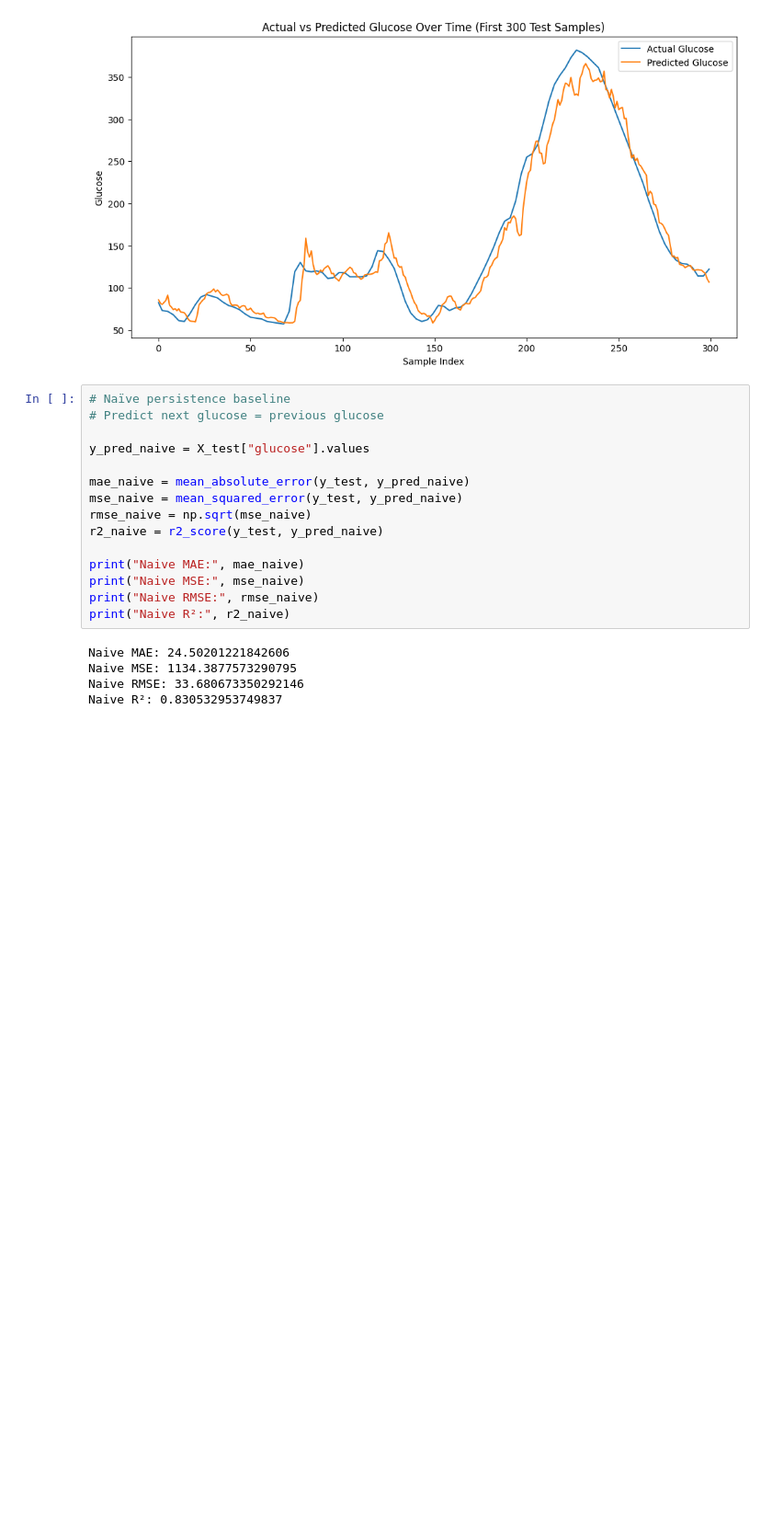
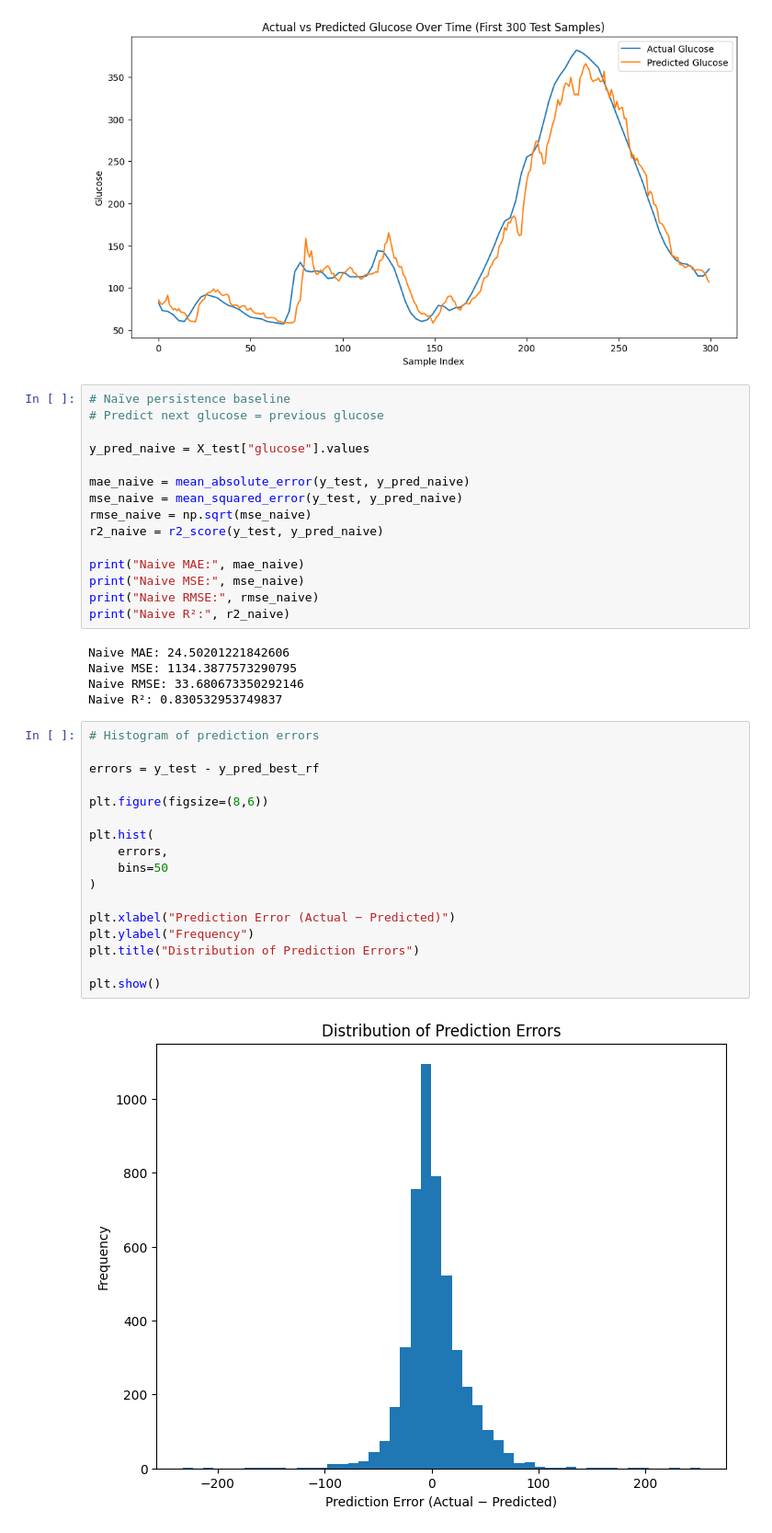
Before and after one commit to train013/Glucose-ML-Model, a Jupyter notebook: Multiple_Regression_Analysis_on_Diabetes_Dataset/Multiple_Linear_Regression.ipynb, the cells around one changed output. Shown at 92% size. Saved outputs shown, nothing was run; the diff lists cells and outputs as text; blank space fills up the shorter version.

Commit message:
add error distribution analysis for tuned random forest predictions

```diff
--- a/Multiple_Regression_Analysis_on_Diabetes_Dataset/Multiple_Linear_Regression.ipynb
+++ b/Multiple_Regression_Analysis_on_Diabetes_Dataset/Multiple_Linear_Regression.ipynb
@@ -777,3 +777,22 @@ Naive MAE: 24.50201221842606
 Naive MSE: 1134.3877573290795
 Naive RMSE: 33.680673350292146
 Naive R²: 0.830532953749837
+# %%
+# Histogram of prediction errors
+
+errors = y_test - y_pred_best_rf
+
+plt.figure(figsize=(8,6))
+
+plt.hist(
+    errors,
+    bins=50
+)
+
+plt.xlabel("Prediction Error (Actual − Predicted)")
+plt.ylabel("Frequency")
+plt.title("Distribution of Prediction Errors")
+
+plt.show()
+# %% [output]
+[figure, added]
```
